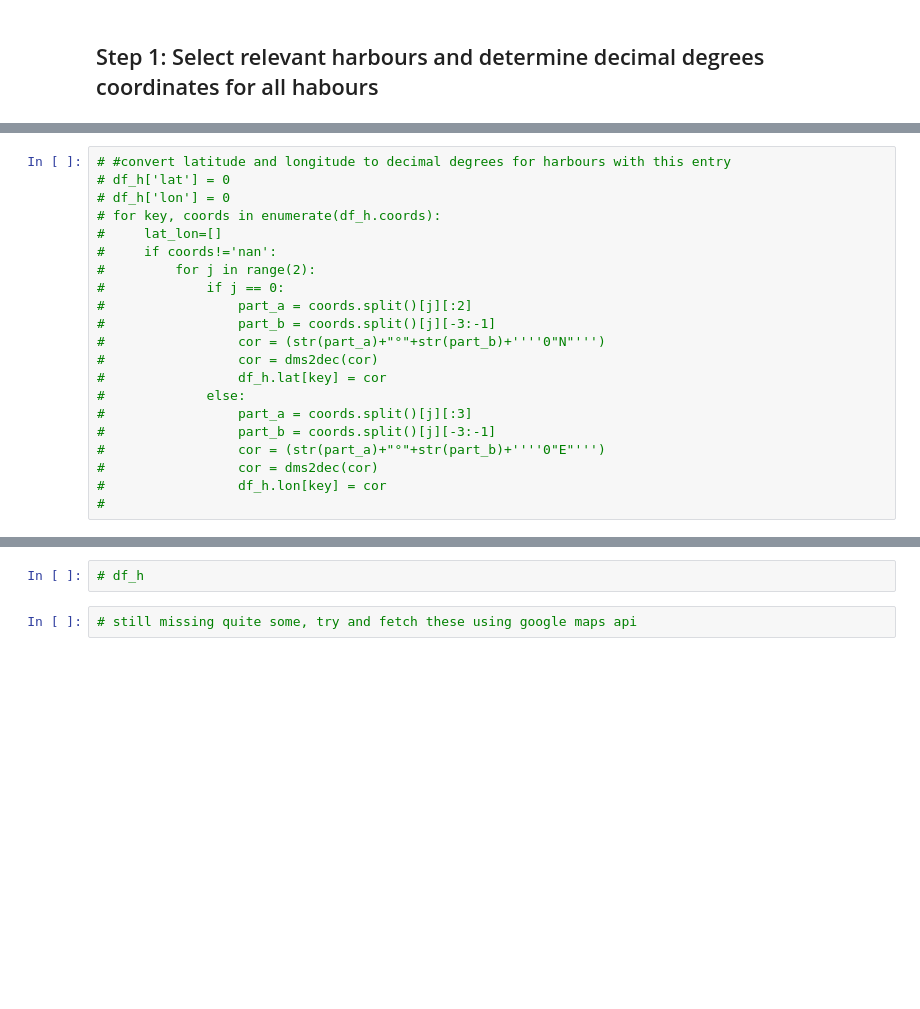
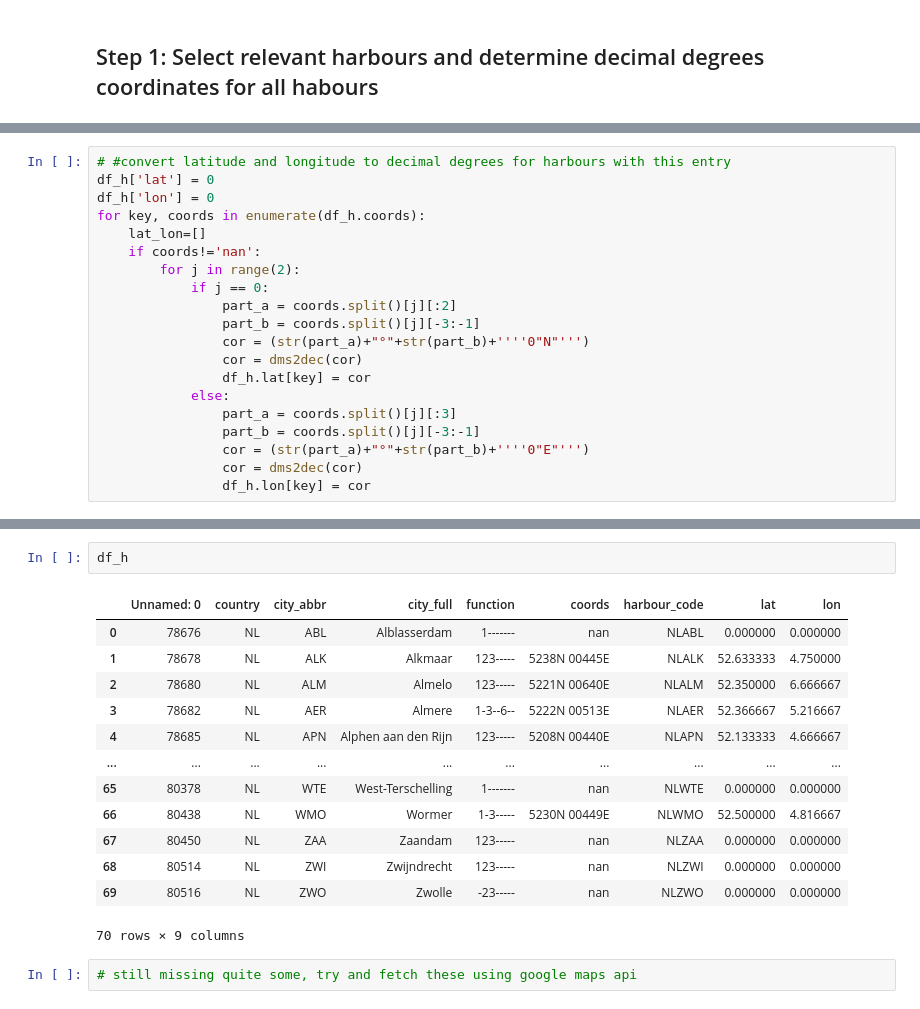
Before and after one commit to fabiandriessen/Thesis, a Jupyter notebook: Revised_network_cleaning.ipynb, the cells around one changed output, grey strips where cells are left out. Cells and saved outputs as stored; diff of their text form; blank space fills up the shorter version.

```diff
--- a/Revised_network_cleaning.ipynb
+++ b/Revised_network_cleaning.ipynb
@@ -100,22 +82,21 @@ for i in df_ivs.index:
 # the coordinates are inaccurate and quite a lot of data is missing. This must be fixed first before we continue.
 # %%
 # #convert latitude and longitude to decimal degrees for harbours with this entry
-# df_h['lat'] = 0
-# df_h['lon'] = 0
-# for key, coords in enumerate(df_h.coords):
-#     lat_lon=[]
-#     if coords!='nan':
-#         for j in range(2):
-#             if j == 0:
-#                 part_a = coords.split()[j][:2]
-#                 part_b = coords.split()[j][-3:-1]
-#                 cor = (str(part_a)+"°"+str(part_b)+''''0"N"''')
-#                 cor = dms2dec(cor)
-#                 df_h.lat[key] = cor
-#             else:
-#                 part_a = coords.split()[j][:3]
-#                 part_b = coords.split()[j][-3:-1]
-#                 cor = (str(part_a)+"°"+str(part_b)+''''0"E"''')
-#                 cor = dms2dec(cor)
-#                 df_h.lon[key] = cor
-#
+df_h['lat'] = 0
+df_h['lon'] = 0
+for key, coords in enumerate(df_h.coords):
+    lat_lon=[]
+    if coords!='nan':
+        for j in range(2):
+            if j == 0:
+                part_a = coords.split()[j][:2]
+                part_b = coords.split()[j][-3:-1]
+                cor = (str(part_a)+"°"+str(part_b)+''''0"N"''')
+                cor = dms2dec(cor)
+                df_h.lat[key] = cor
+            else:
+                part_a = coords.split()[j][:3]
+                part_b = coords.split()[j][-3:-1]
+                cor = (str(part_a)+"°"+str(part_b)+''''0"E"''')
+                cor = dms2dec(cor)
+                df_h.lon[key] = cor
@@ -122,5 +112,19 @@ for i in df_ivs.index:
-# %%
-# df_h
+# %%
+df_h
+# %% [output]
+|  | Unnamed: 0 | country | city_abbr | city_full | function | coords | harbour_code | lat | lon |
+| 0 | 78676 | NL | ABL | Alblasserdam | 1------- | nan | NLABL | 0.000000 | 0.000000 |
+| 1 | 78678 | NL | ALK | Alkmaar | 123----- | 5238N 00445E | NLALK | 52.633333 | 4.750000 |
+| 2 | 78680 | NL | ALM | Almelo | 123----- | 5221N 00640E | NLALM | 52.350000 | 6.666667 |
+| 3 | 78682 | NL | AER | Almere | 1-3--6-- | 5222N 00513E | NLAER | 52.366667 | 5.216667 |
+| 4 | 78685 | NL | APN | Alphen aan den Rijn | 123----- | 5208N 00440E | NLAPN | 52.133333 | 4.666667 |
+| ... | ... | ... | ... | ... | ... | ... | ... | ... | ... |
+| 65 | 80378 | NL | WTE | West-Terschelling | 1------- | nan | NLWTE | 0.000000 | 0.000000 |
+| 66 | 80438 | NL | WMO | Wormer | 1-3----- | 5230N 00449E | NLWMO | 52.500000 | 4.816667 |
+| 67 | 80450 | NL | ZAA | Zaandam | 123----- | nan | NLZAA | 0.000000 | 0.000000 |
+| 68 | 80514 | NL | ZWI | Zwijndrecht | 123----- | nan | NLZWI | 0.000000 | 0.000000 |
+| 69 | 80516 | NL | ZWO | Zwolle | -23----- | nan | NLZWO | 0.000000 | 0.000000 |
+70 rows × 9 columns
 # %%
 # still missing quite some, try and fetch these using google maps api
 # %% [markdown]
```
Also changed, not shown: parts of 67 cells of this notebook, 3 other files.
